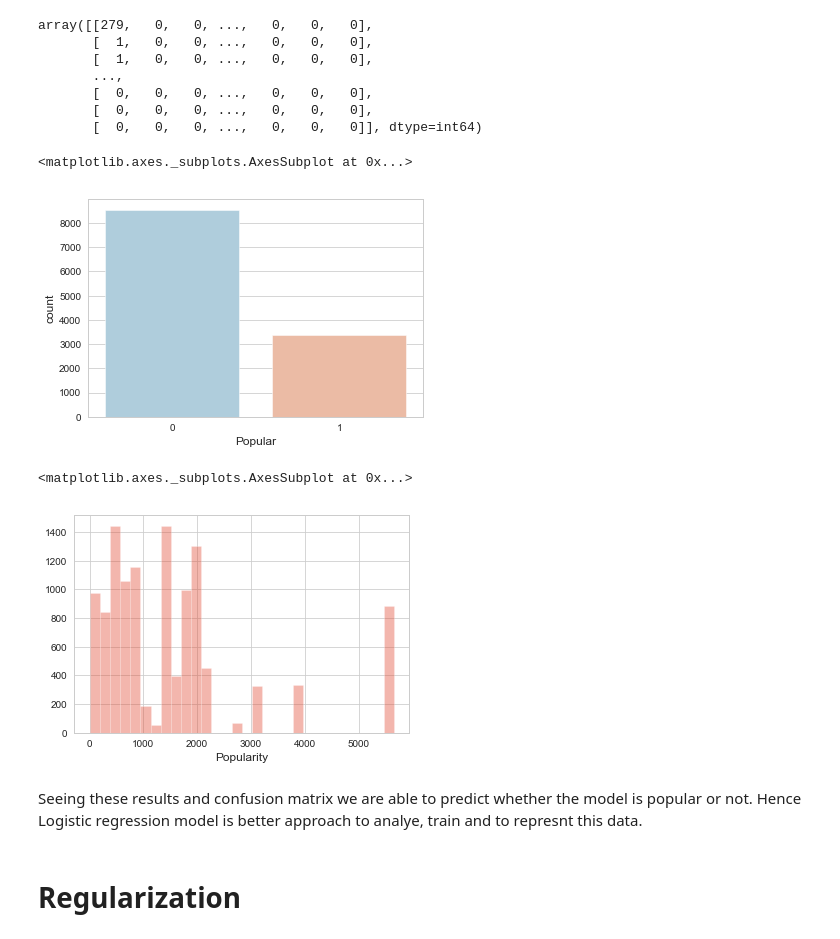
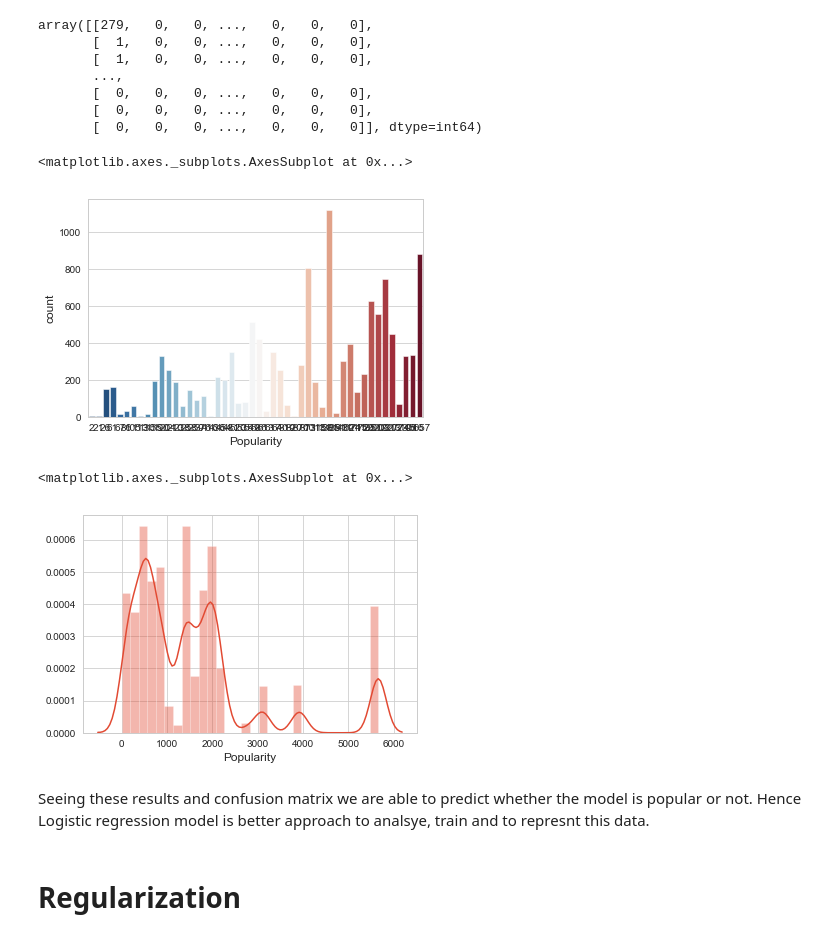
Before and after one commit to Nikhil3k/Assignment2, a Jupyter notebook: CooperCar.ipynb, the cells around one changed output. Cells and saved outputs as stored; diff of their text form; code cells hidden in the pictures.

```diff
--- a/CooperCar.ipynb
+++ b/CooperCar.ipynb
@@ -582,7 +590,7 @@ valid4
 # %% [markdown]
 # Interaction Effect
 # %%
-df['highcity'] = df['citympg'] * df.highwayMPG
+df['highcity'] = df['citympg'] * df['highwayMPG']
 # %%
 df.describe()
 # %% [output]
@@ -796,18 +804,18 @@ array([[279,   0,   0, ...,   0,   0,   0],
 # %%
 sns.set_style('whitegrid')
 # %%
-sns.countplot(x='Popular' , data=df, palette='RdBu_r')
+sns.countplot(x='Popularity' , data=df, palette='RdBu_r')
 # %% [output]
 <matplotlib.axes._subplots.AxesSubplot at 0x...>
-[figure, old version]
+[figure, new version]
 # %%
-sns.distplot(df['Popularity'].dropna(),kde=False,bins=30)
+sns.distplot(df['Popularity'].dropna(),kde=True,bins=30)
 # %% [output]
 <matplotlib.axes._subplots.AxesSubplot at 0x...>
-[figure, old version]
+[figure, new version]
 # %% [markdown]
 
-Seeing these results and confusion matrix we are able to predict whether the model is popular or not. Hence Logistic regression model is better approach to  analye, train and to represnt this data.
+Seeing these results and confusion matrix we are able to predict whether the model is popular or not. Hence Logistic regression model is better approach to  analsye, train and to represnt this data.
 # %% [markdown]
 # Regularization
 # %% [markdown]
```
Also changed, not shown: parts of 38 cells of this notebook.
